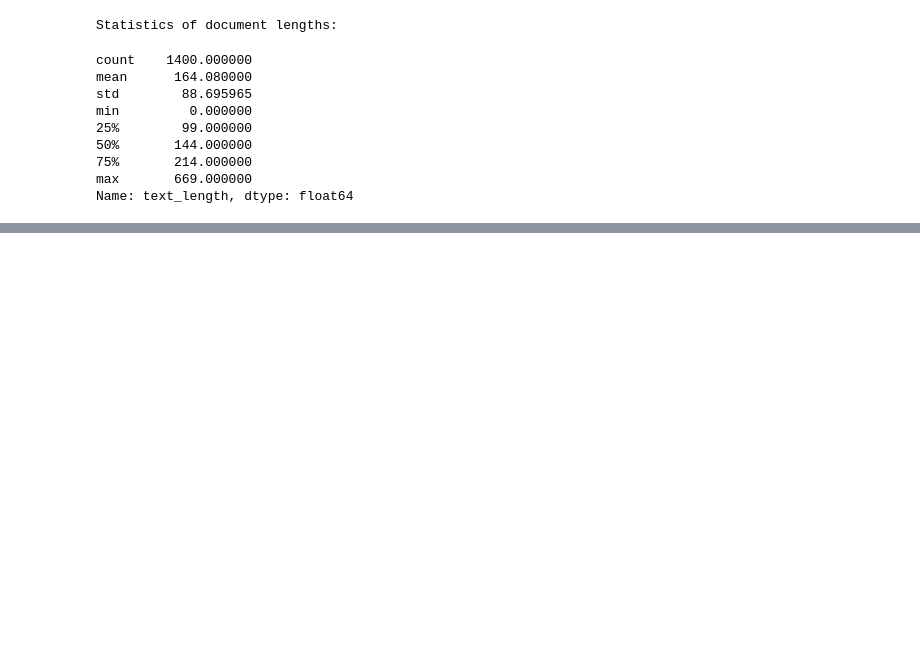
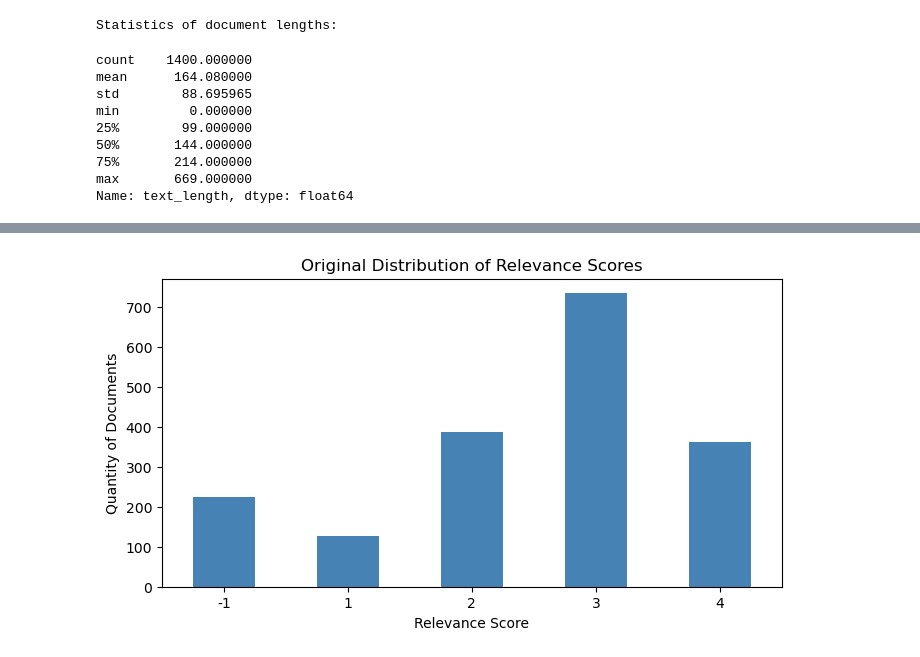
Before and after one commit to amandabzcosta/cranfield-info-retrieval, a Jupyter notebook: notebooks/01_exploratory_analysis.ipynb, the cells around one changed output, grey strips where cells are left out. Saved outputs shown, nothing was run; the diff lists cells and outputs as text; code cells hidden in the pictures; blank space fills up the shorter version.

```diff
--- a/notebooks/01_exploratory_analysis.ipynb
+++ b/notebooks/01_exploratory_analysis.ipynb
@@ -88,0 +180,14 @@ Name: text_length, dtype: float64
+# %%
+# Plot the original distribution of relevance scores
+df_qrels['relevance'].value_counts().sort_index().plot(
+    kind='bar',
+    color='steelblue',
+    figsize=(8, 4),
+    title='Original Distribution of Relevance Scores'
+)
+plt.xlabel('Relevance Score')
+plt.ylabel('Quantity of Documents')
+plt.xticks(rotation=0)
+plt.show()
+# %% [output]
+[figure, added]
```
Also changed, not shown: parts of 8 cells of this notebook, 3 other files.
